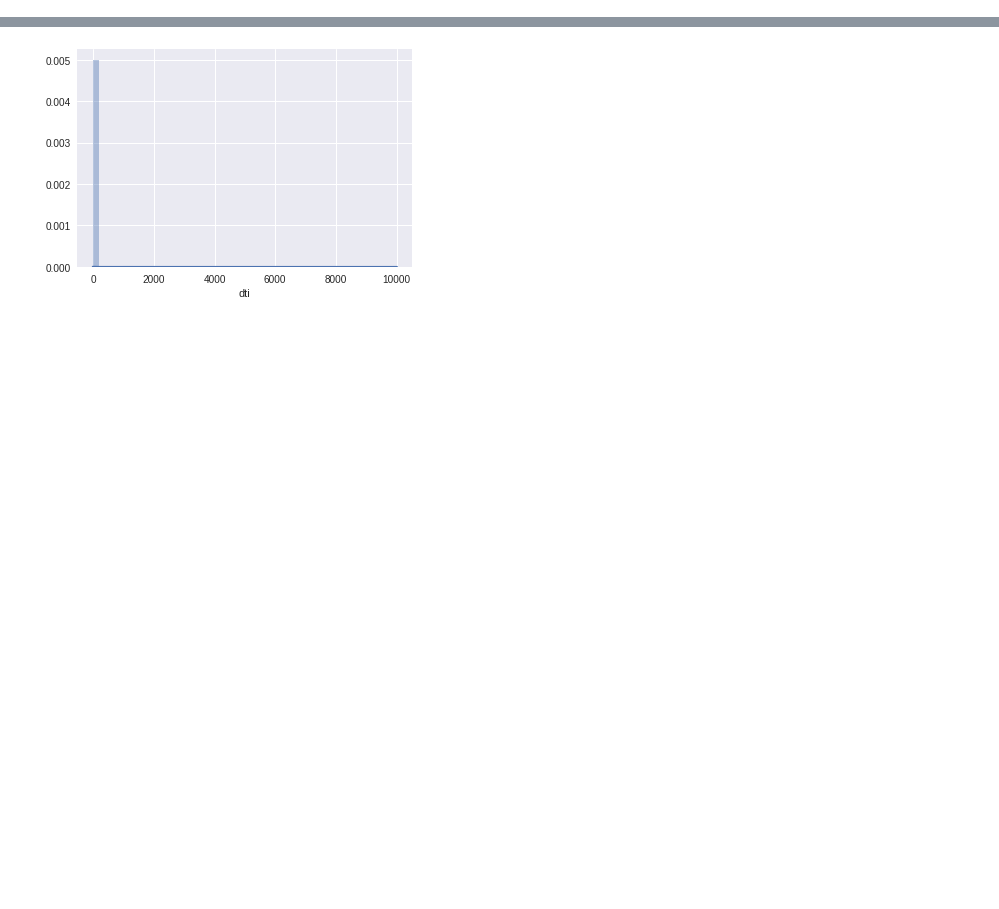
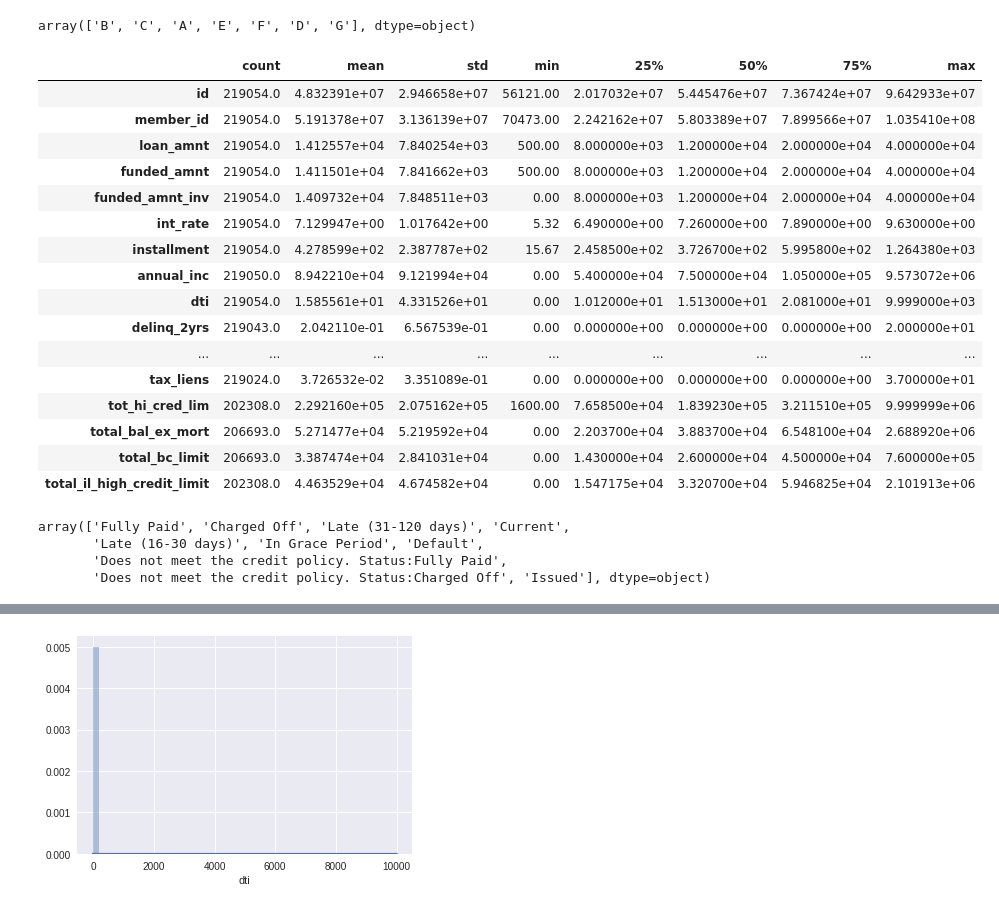
Before and after one commit to nateGeorge/lending_club_EDA, a Jupyter notebook: Lending_Club_EDA_Python_2.ipynb, the cells around one changed output, grey strips where cells are left out. Cells and saved outputs as stored; diff of their text form; code cells hidden in the pictures; blank space fills up the shorter version.

```diff
--- a/Lending_Club_EDA_Python_2.ipynb
+++ b/Lending_Club_EDA_Python_2.ipynb
@@ -82,0 +189,32 @@ memory usage: 1.1+ GB
+# %%
+acc_df['grade'].unique()
+# %% [output]
+array(['B', 'C', 'A', 'E', 'F', 'D', 'G'], dtype=object)
+# %%
+# selecting only grade A loans:
+acc_df[acc_df['grade'] == 'A'].describe().T
+# %% [output]
+|  | count | mean | std | min | 25% | 50% | 75% | max |
+| id | 219054.0 | 4.832391e+07 | 2.946658e+07 | 56121.00 | 2.017032e+07 | 5.445476e+07 | 7.367424e+07 | 9.642933e+07 |
+| member_id | 219054.0 | 5.191378e+07 | 3.136139e+07 | 70473.00 | 2.242162e+07 | 5.803389e+07 | 7.899566e+07 | 1.035410e+08 |
+| loan_amnt | 219054.0 | 1.412557e+04 | 7.840254e+03 | 500.00 | 8.000000e+03 | 1.200000e+04 | 2.000000e+04 | 4.000000e+04 |
+| funded_amnt | 219054.0 | 1.411501e+04 | 7.841662e+03 | 500.00 | 8.000000e+03 | 1.200000e+04 | 2.000000e+04 | 4.000000e+04 |
+| funded_amnt_inv | 219054.0 | 1.409732e+04 | 7.848511e+03 | 0.00 | 8.000000e+03 | 1.200000e+04 | 2.000000e+04 | 4.000000e+04 |
+| int_rate | 219054.0 | 7.129947e+00 | 1.017642e+00 | 5.32 | 6.490000e+00 | 7.260000e+00 | 7.890000e+00 | 9.630000e+00 |
+| installment | 219054.0 | 4.278599e+02 | 2.387787e+02 | 15.67 | 2.458500e+02 | 3.726700e+02 | 5.995800e+02 | 1.264380e+03 |
+| annual_inc | 219050.0 | 8.942210e+04 | 9.121994e+04 | 0.00 | 5.400000e+04 | 7.500000e+04 | 1.050000e+05 | 9.573072e+06 |
+| dti | 219054.0 | 1.585561e+01 | 4.331526e+01 | 0.00 | 1.012000e+01 | 1.513000e+01 | 2.081000e+01 | 9.999000e+03 |
+| delinq_2yrs | 219043.0 | 2.042110e-01 | 6.567539e-01 | 0.00 | 0.000000e+00 | 0.000000e+00 | 0.000000e+00 | 2.000000e+01 |
+| ... | ... | ... | ... | ... | ... | ... | ... | ... |
+| tax_liens | 219024.0 | 3.726532e-02 | 3.351089e-01 | 0.00 | 0.000000e+00 | 0.000000e+00 | 0.000000e+00 | 3.700000e+01 |
+| tot_hi_cred_lim | 202308.0 | 2.292160e+05 | 2.075162e+05 | 1600.00 | 7.658500e+04 | 1.839230e+05 | 3.211510e+05 | 9.999999e+06 |
+| total_bal_ex_mort | 206693.0 | 5.271477e+04 | 5.219592e+04 | 0.00 | 2.203700e+04 | 3.883700e+04 | 6.548100e+04 | 2.688920e+06 |
+| total_bc_limit | 206693.0 | 3.387474e+04 | 2.841031e+04 | 0.00 | 1.430000e+04 | 2.600000e+04 | 4.500000e+04 | 7.600000e+05 |
+| total_il_high_credit_limit | 202308.0 | 4.463529e+04 | 4.674582e+04 | 0.00 | 1.547175e+04 | 3.320700e+04 | 5.946825e+04 | 2.101913e+06 |
+# %%
+acc_df['loan_status'].unique()
+# %% [output]
+array(['Fully Paid', 'Charged Off', 'Late (31-120 days)', 'Current',
+       'Late (16-30 days)', 'In Grace Period', 'Default',
+       'Does not meet the credit policy. Status:Fully Paid',
+       'Does not meet the credit policy. Status:Charged Off', 'Issued'], dtype=object)
```
Also changed, not shown: parts of 26 cells of this notebook.
